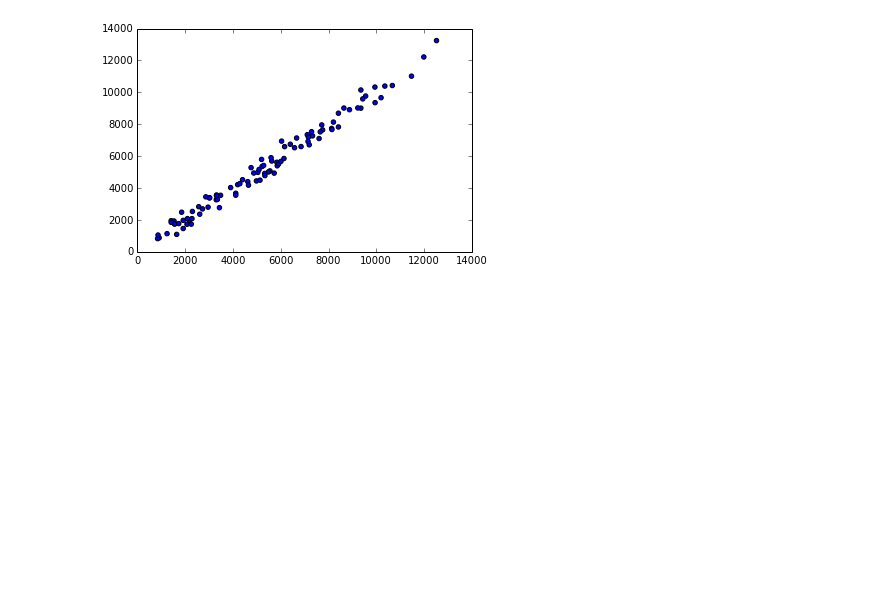
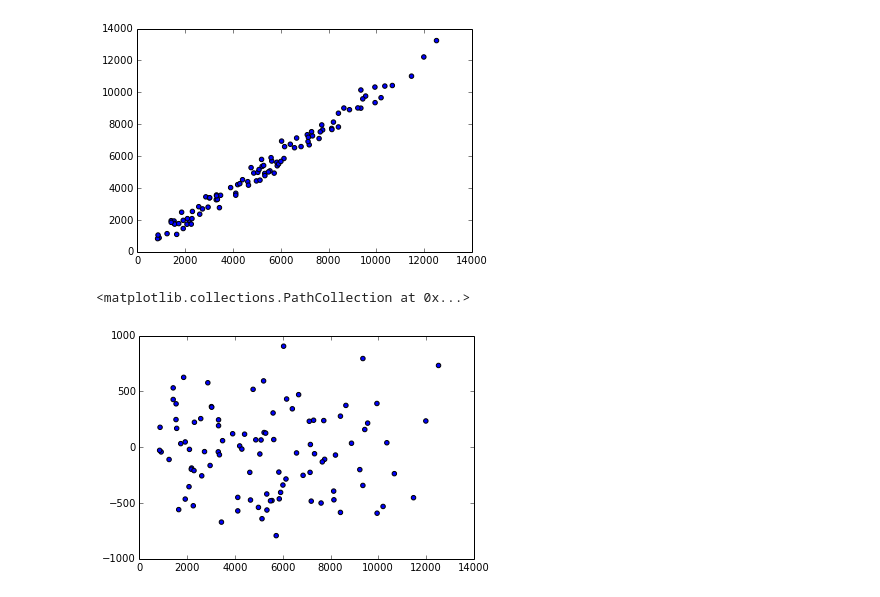
Before and after one commit to Dawny33/Data-Mining-and-ML, a Jupyter notebook: Multivariate data (Regression)/Ex1.ipynb, the cells around one changed output. Cells and saved outputs as stored; diff of their text form; code cells hidden in the pictures; blank space fills up the shorter version.

```diff
--- a/Multivariate data (Regression)/Ex1.ipynb
+++ b/Multivariate data (Regression)/Ex1.ipynb
@@ -353,3 +311,11 @@ plt.scatter(reg12.predict(X_test), Y_test)
 # %% [output]
 <matplotlib.collections.PathCollection at 0x...>
 [figure]
+# %%
+#The residual plot
+plt.scatter(reg12.predict(X_test),  Y_test - reg12.predict(X_test))
+
+#Thus, it can be considered a good fit due to the randomness of the plot
+# %% [output]
+<matplotlib.collections.PathCollection at 0x...>
+[figure, added]
```
Also changed, not shown: parts of 13 cells of this notebook.
